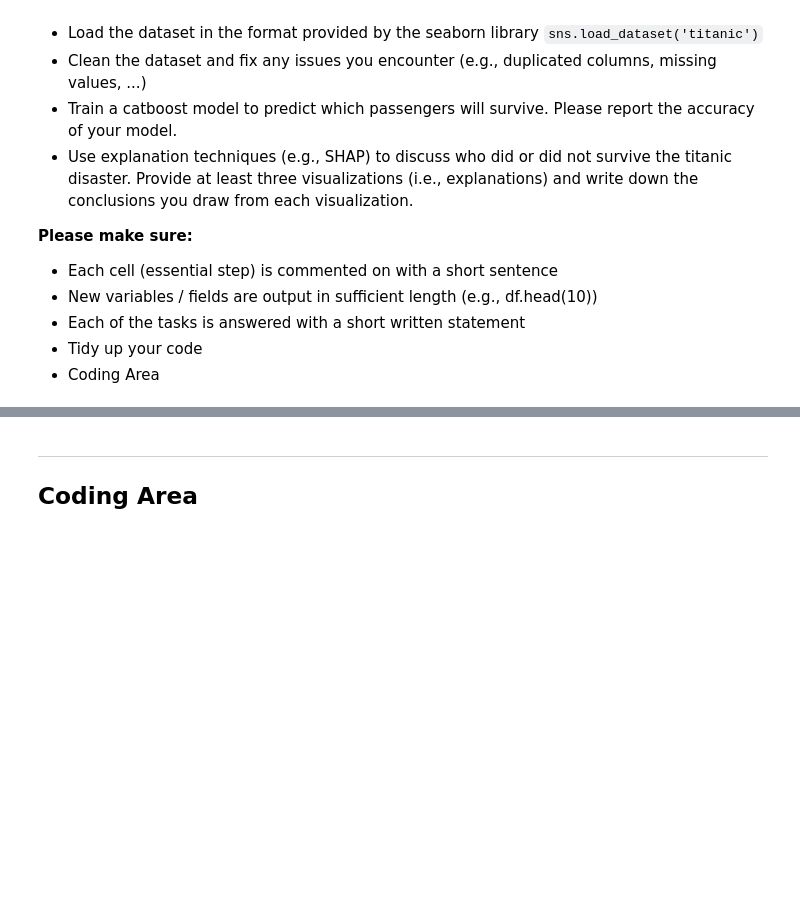
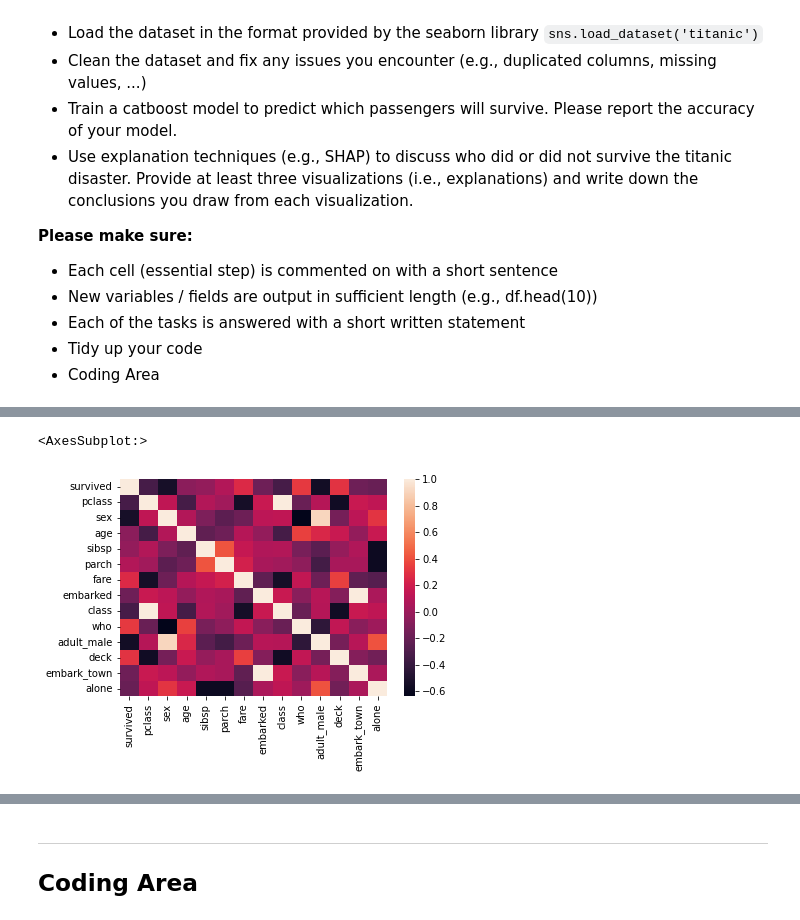
Before and after one commit to KarelZe/aiss, a Jupyter notebook: homework6.ipynb, the cells around one changed output, grey strips where cells are left out. Drawn from its saved outputs; the diff is of its cells as text; code cells hidden in the pictures; blank space fills up the shorter version.

```diff
--- a/homework6.ipynb
+++ b/homework6.ipynb
@@ -22,0 +125,6 @@ The titanic dataset is one of the most common introductory problems for data sci
+# %%
+titanic_dataset.age = titanic_dataset.age.fillna(titanic_dataset.age.median())
+# %%
+# fill embarked with most frequent val
+titanic_dataset.embarked = titanic_dataset.embarked.fillna(titanic_dataset.age.median())
+titanic_dataset.embark_town = titanic_dataset.embark_town.fillna(titanic_dataset.age.median())
@@ -22,0 +169,11 @@ The titanic dataset is one of the most common introductory problems for data sci
+# %%
+# encode classes, who, sex, embark_town
+object = titanic_dataset.select_dtypes(include=['object']).columns
+
+# convert to category type first and extract codes e. g. F-> 0, M -> 1 etc.
+titanic_dataset[object] = titanic_dataset[object].apply(lambda x: x.astype('category'))
+
+categorical = titanic_dataset.select_dtypes(include=['category']).columns
+titanic_dataset[categorical] = titanic_dataset[categorical].apply(lambda x: x.cat.codes)
+
+titanic_dataset.head(10)
@@ -22,0 +192,9 @@ The titanic dataset is one of the most common introductory problems for data sci
+# %%
+# remove look ahead bias
+titanic_dataset.drop(columns={'alive'}, inplace=True)
+# %%
+corr = titanic_dataset.corr()
+sns.heatmap(corr, xticklabels=corr.columns.values,yticklabels=corr.columns.values)
+# %% [output]
+<AxesSubplot:>
+[figure, added]
```
Also changed, not shown: parts of 35 cells of this notebook.
